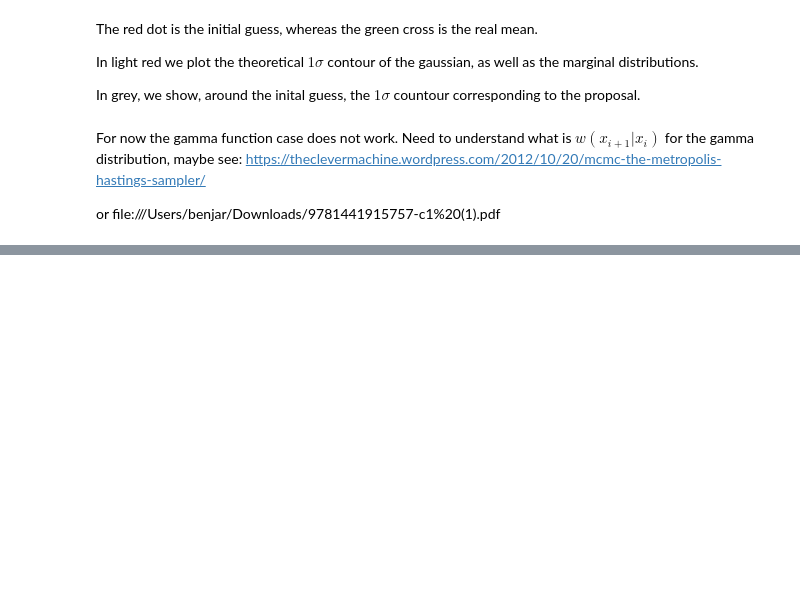
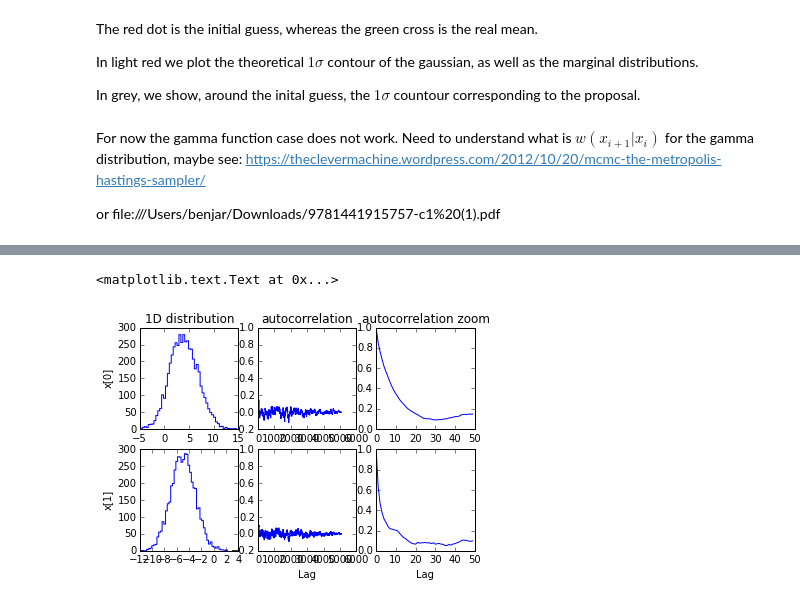
Before and after one commit to BenjaminRacine/MH_MCMC, a Jupyter notebook: Test_Metropolis_Hastings.ipynb, the cells around one changed output, grey strips where cells are left out. Saved outputs shown, nothing was run; the diff lists cells and outputs as text; code cells hidden in the pictures; blank space fills up the shorter version.

```diff
--- a/Test_Metropolis_Hastings.ipynb
+++ b/Test_Metropolis_Hastings.ipynb
@@ -53,0 +82,23 @@ or file:///Users/benjar/Downloads/9781441915757-c1%20(1).pdf
+# %%
+burnin_cut = 150
+autoc = MH.autocorr(testss[burnin_cut:,0])
+# %%
+f, ax = plt.subplots(2, 3)
+ax[0,0].hist(testss[burnin_cut:,0],50,histtype='step')
+ax[0,0].set_title("1D distribution")
+ax[0,0].set_ylabel("x[0]")
+
+ax[1,0].hist(testss[burnin_cut:,1],50,histtype='step')
+ax[0,1].plot(MH.autocorr(testss[burnin_cut:,0]))
+ax[1,1].plot(MH.autocorr(testss[burnin_cut:,1]))
+ax[0,1].set_title("autocorrelation")
+ax[1,0].set_ylabel("x[1]")
+ax[1,1].set_xlabel("Lag")
+
+ax[0,2].plot(MH.autocorr(testss[burnin_cut:,0])[:50])
+ax[1,2].plot(MH.autocorr(testss[burnin_cut:,1])[:50])
+ax[0,2].set_title("autocorrelation zoom")
+ax[1,2].set_xlabel("Lag")
+# %% [output]
+<matplotlib.text.Text at 0x...>
+[figure, added]
```
Also changed, not shown: parts of 5 cells of this notebook.
